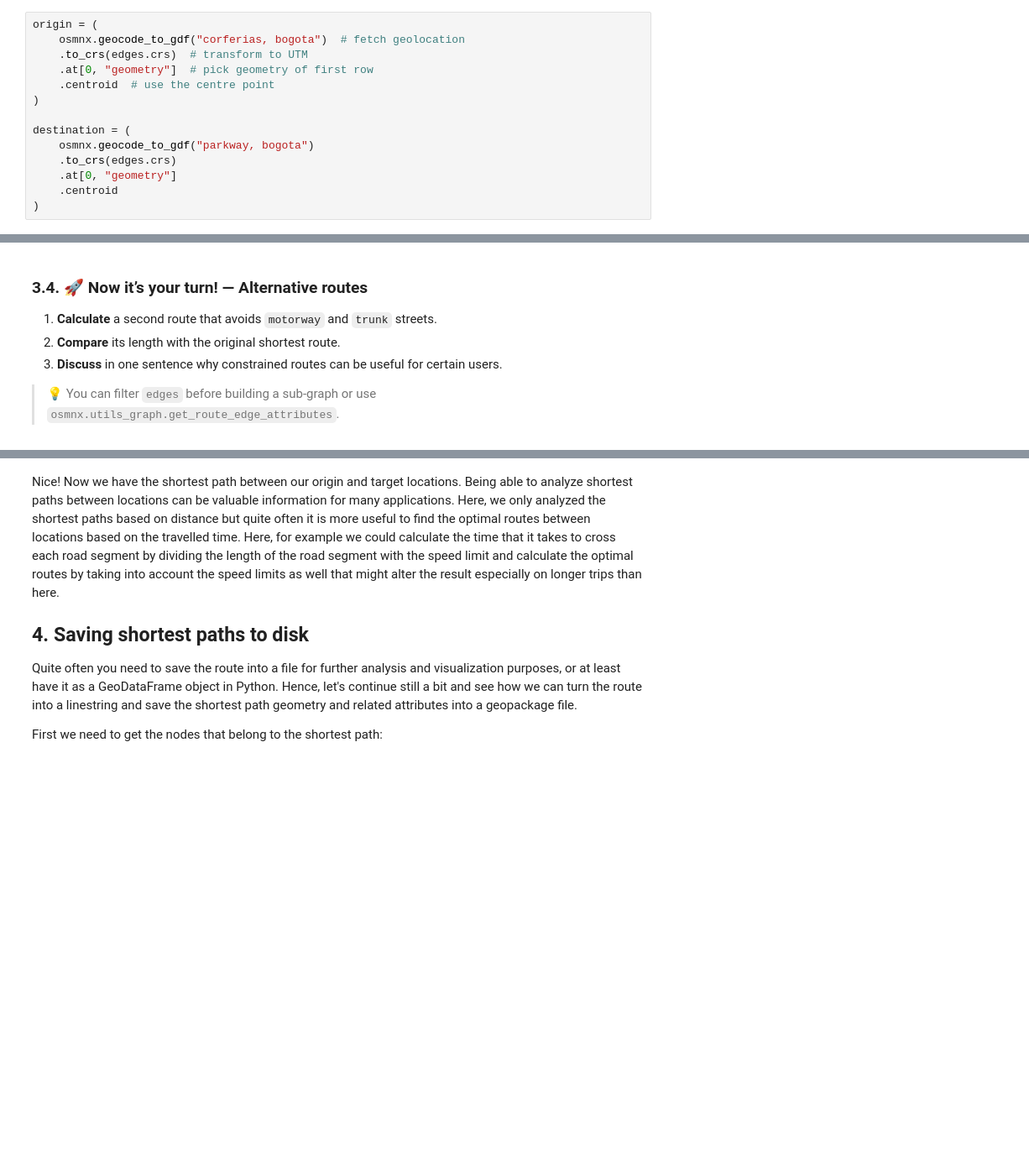
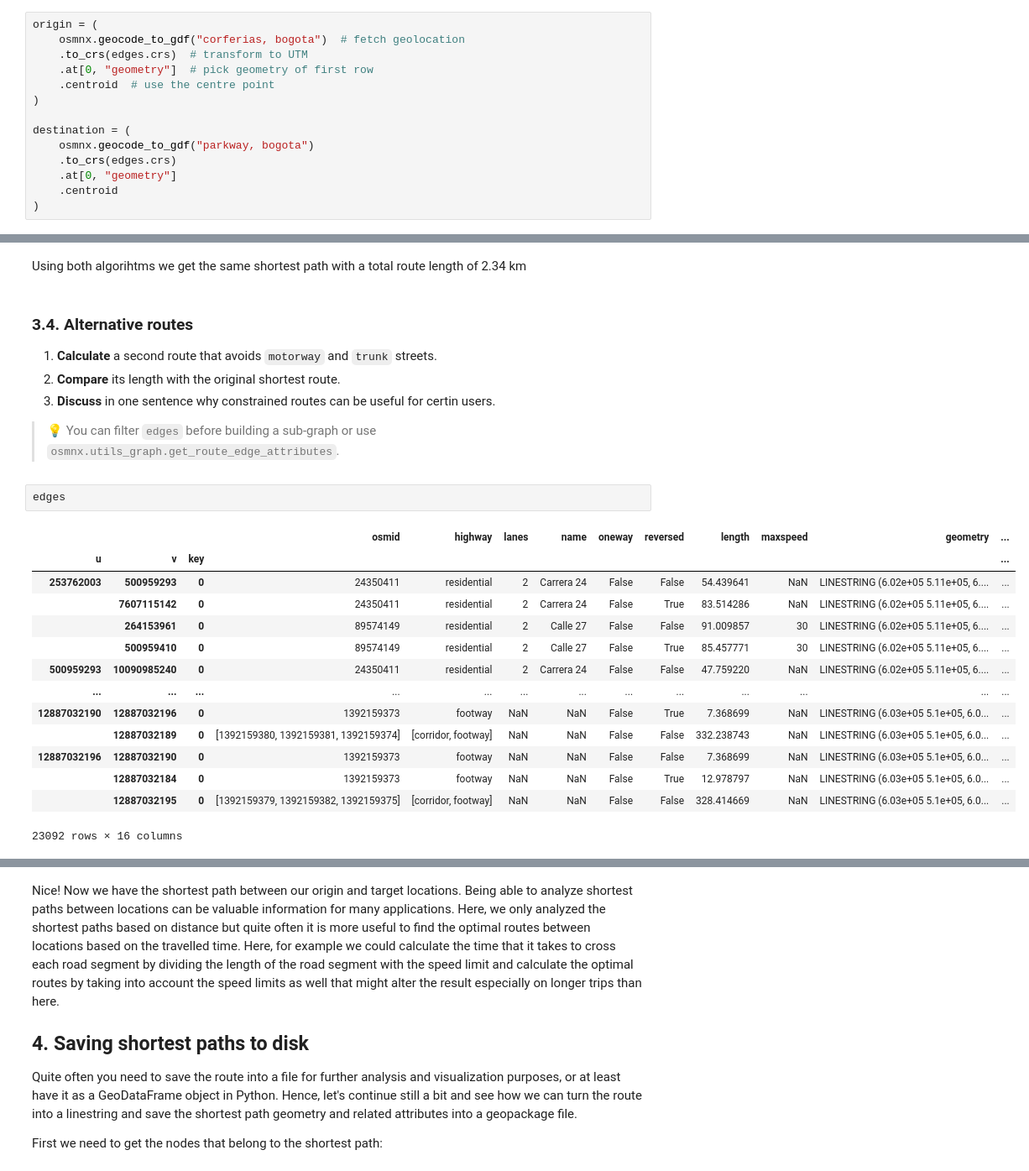
Before and after one commit to aliciaarevalor/network_analysis, a Jupyter notebook: Workshop3_AliciaArevalo.ipynb, the cells around one changed output, grey strips where cells are left out. Shown at 84% size. Saved outputs shown, nothing was run; the diff lists cells and outputs as text; blank space fills up the shorter version.

```diff
--- a/Workshop3_AliciaArevalo.ipynb
+++ b/Workshop3_AliciaArevalo.ipynb
@@ -388,8 +422,27 @@ fig, ax = osmnx.plot_graph_route(graph, route)
+# %% [markdown]
+Using both algorihtms we get the same shortest path with a total route length of 2.34 km
 # %% [markdown]
-### 3.4. 🚀 **Now it’s your turn! — Alternative routes**
+### 3.4. Alternative routes
 
 1. **Calculate** a second route that avoids `motorway` and `trunk` streets.
 2. **Compare** its length with the original shortest route.
-3. **Discuss** in one sentence why constrained routes can be useful for certain users.
+3. **Discuss** in one sentence why constrained routes can be useful for certin users.
 
 > 💡 You can filter `edges` before building a sub-graph or use `osmnx.utils_graph.get_route_edge_attributes`.
+# %%
+edges
+# %% [output]
+|  |  |  | osmid | highway | lanes | name | oneway | reversed | length | maxspeed | geometry | ... |
+| u | v | key |  |  |  |  |  |  |  |  |  | ... |
+| 253762003 | 500959293 | 0 | 24350411 | residential | 2 | Carrera 24 | False | False | 54.439641 | NaN | LINESTRING (6.02e+05 5.11e+05, 6.... | ... |
+|  | 7607115142 | 0 | 24350411 | residential | 2 | Carrera 24 | False | True | 83.514286 | NaN | LINESTRING (6.02e+05 5.11e+05, 6.... | ... |
+|  | 264153961 | 0 | 89574149 | residential | 2 | Calle 27 | False | False | 91.009857 | 30 | LINESTRING (6.02e+05 5.11e+05, 6.... | ... |
+|  | 500959410 | 0 | 89574149 | residential | 2 | Calle 27 | False | True | 85.457771 | 30 | LINESTRING (6.02e+05 5.11e+05, 6.... | ... |
+| 500959293 | 10090985240 | 0 | 24350411 | residential | 2 | Carrera 24 | False | False | 47.759220 | NaN | LINESTRING (6.02e+05 5.11e+05, 6.... | ... |
+| ... | ... | ... | ... | ... | ... | ... | ... | ... | ... | ... | ... | ... |
+| 12887032190 | 12887032196 | 0 | 1392159373 | footway | NaN | NaN | False | True | 7.368699 | NaN | LINESTRING (6.03e+05 5.1e+05, 6.0... | ... |
+|  | 12887032189 | 0 | [1392159380, 1392159381, 1392159374] | [corridor, footway] | NaN | NaN | False | False | 332.238743 | NaN | LINESTRING (6.03e+05 5.1e+05, 6.0... | ... |
+| 12887032196 | 12887032190 | 0 | 1392159373 | footway | NaN | NaN | False | False | 7.368699 | NaN | LINESTRING (6.03e+05 5.1e+05, 6.0... | ... |
+|  | 12887032184 | 0 | 1392159373 | footway | NaN | NaN | False | True | 12.978797 | NaN | LINESTRING (6.03e+05 5.1e+05, 6.0... | ... |
+|  | 12887032195 | 0 | [1392159379, 1392159382, 1392159375] | [corridor, footway] | NaN | NaN | False | False | 328.414669 | NaN | LINESTRING (6.03e+05 5.1e+05, 6.0... | ... |
+23092 rows × 16 columns
```
Also changed, not shown: parts of 52 cells of this notebook, 1 other file.
